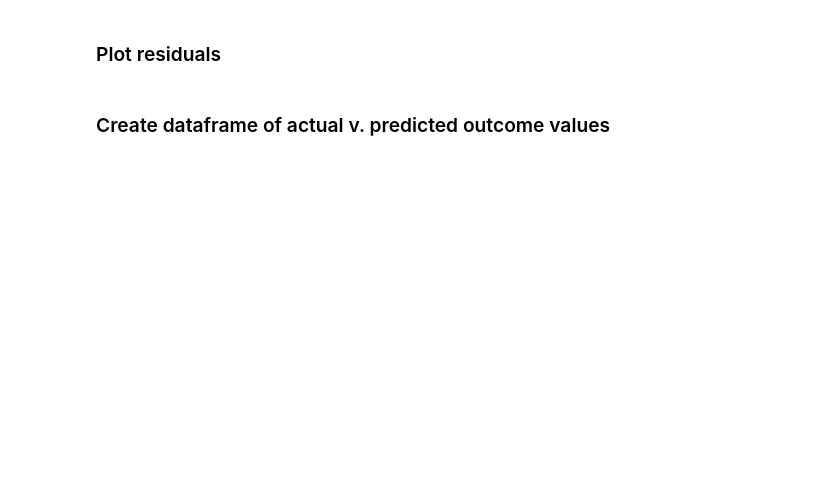
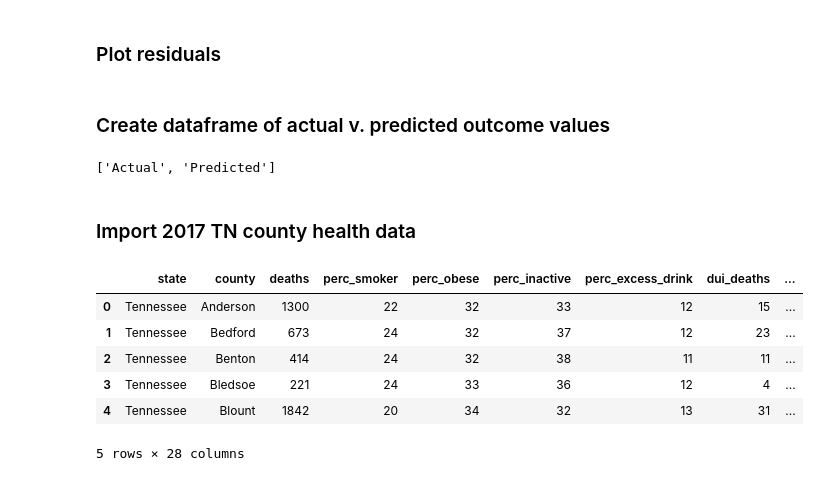
Before and after one commit to ibutera/vanderbilt-aspire-data-essentials, a Jupyter notebook: First Notebook.ipynb, the cells around one changed output. Drawn from its saved outputs; the diff is of its cells as text; code cells hidden in the pictures; blank space fills up the shorter version.

```diff
--- a/First Notebook.ipynb
+++ b/First Notebook.ipynb
@@ -733,6 +752,22 @@ print("Mean squared error: %.2f" % mean_squared_error(Y_test,Y_pred))
 # %% [markdown]
 ### Create dataframe of actual v. predicted outcome values
 # %%
-predictions = {'Actual':Y_test,'Predicted':y_pred}
-predictions_df= pd.DataFrame(data=predictions)
-predictions_df.head(5)
+predictions = {'Actual':Y_test,'Predicted':Y_pred}
+#predictions_df= pd.DataFrame(data=predictions)
+#predictions_df.head(5)
+list(predictions)
+# %% [output]
+['Actual', 'Predicted']
+# %% [markdown]
+### Import 2017 TN county health data
+# %%
+countyinfo=pd.read_csv('data/2017_county_health_renamed.csv')
+countyinfo.head(5)
+# %% [output]
+|  | state | county | deaths | perc_smoker | perc_obese | perc_inactive | perc_excess_drink | dui_deaths | ... |
+| 0 | Tennessee | Anderson | 1300 | 22 | 32 | 33 | 12 | 15 | ... |
+| 1 | Tennessee | Bedford | 673 | 24 | 32 | 37 | 12 | 23 | ... |
+| 2 | Tennessee | Benton | 414 | 24 | 32 | 38 | 11 | 11 | ... |
+| 3 | Tennessee | Bledsoe | 221 | 24 | 33 | 36 | 12 | 4 | ... |
+| 4 | Tennessee | Blount | 1842 | 20 | 34 | 32 | 13 | 31 | ... |
+5 rows × 28 columns
```
Also changed, not shown: parts of 9 cells of this notebook.
